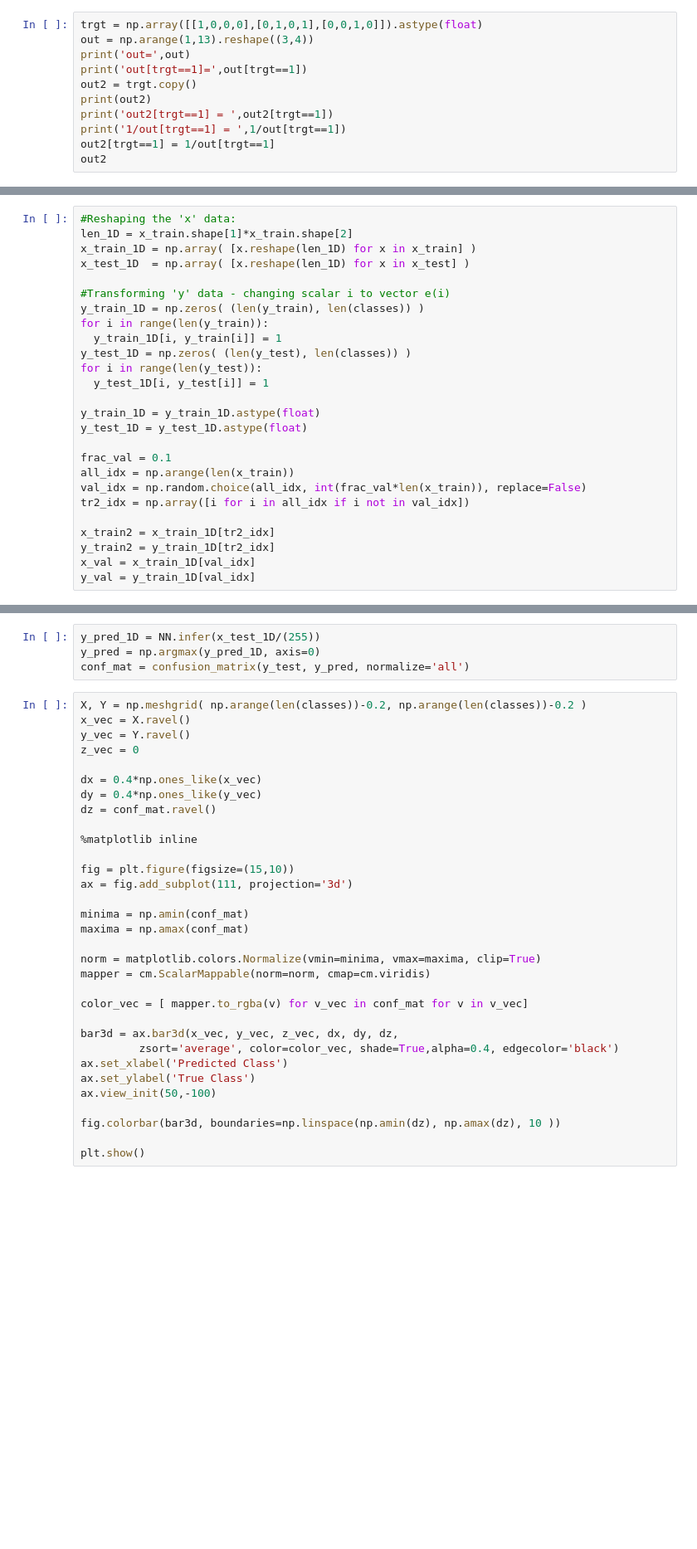
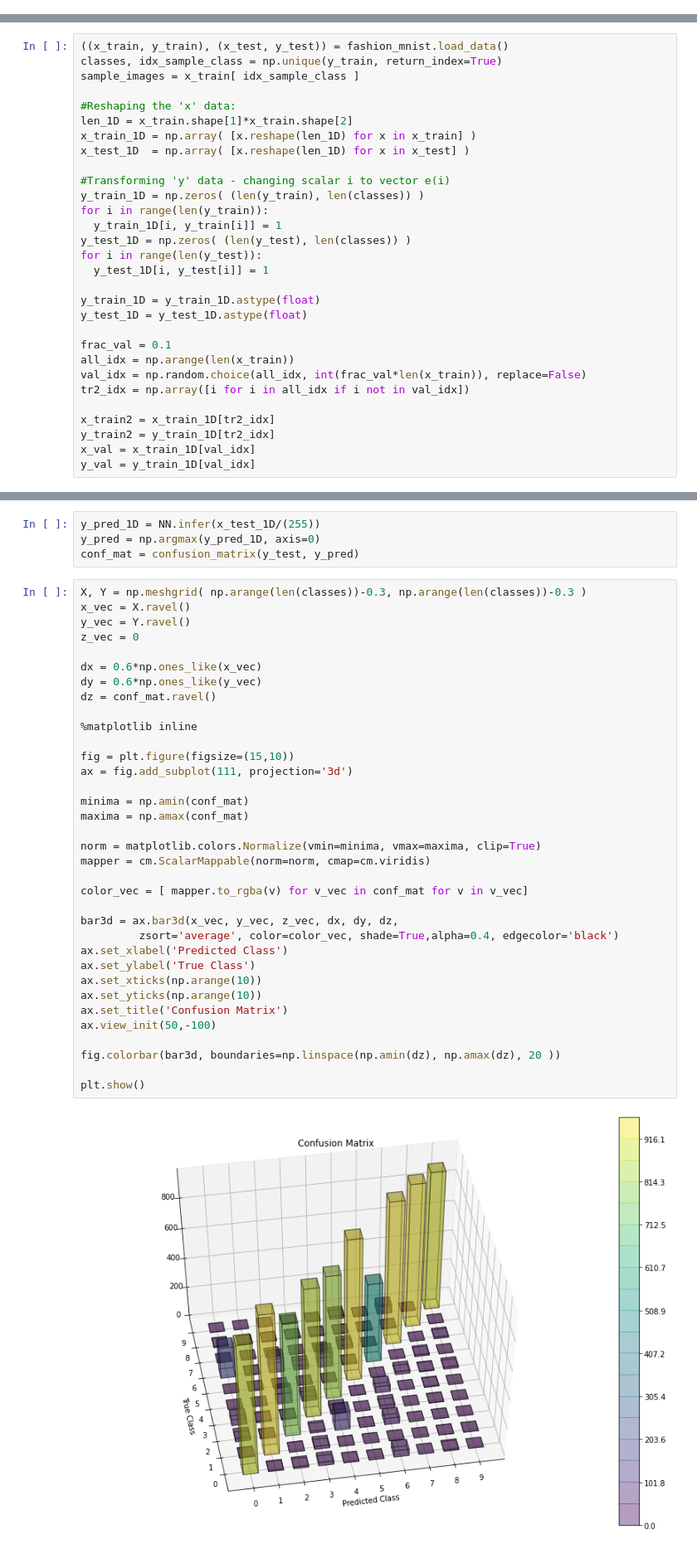
Before and after one commit to vasid99/cs6910-dl, a Jupyter notebook: Assignment01/Assignment01.ipynb, the cells around one changed output, grey strips where cells are left out. Shown at 83% size. Cells and saved outputs as stored; diff of their text form; blank space fills up the shorter version.

Commit message:
added 3 best runs of Fashion-MNIST on MNIST (Q10) and reorganized blocks

```diff
--- a/Assignment01/Assignment01.ipynb
+++ b/Assignment01/Assignment01.ipynb
@@ -35,12 +28 @@ for i in range(len(idx_sample_class)) ] })'''
-# %%
-trgt = np.array([[1,0,0,0],[0,1,0,1],[0,0,1,0]]).astype(float)
-out = np.arange(1,13).reshape((3,4))
-print('out=',out)
-print('out[trgt==1]=',out[trgt==1])
-out2 = trgt.copy()
-print(out2)
-print('out2[trgt==1] = ',out2[trgt==1])
-print('1/out[trgt==1] = ',1/out[trgt==1])
-out2[trgt==1] = 1/out[trgt==1]
-out2
 # %% [markdown]
@@ -500,4 +482,8 @@ class neuralNetwork:
 # %%
+((x_train, y_train), (x_test, y_test)) = fashion_mnist.load_data()
+classes, idx_sample_class = np.unique(y_train, return_index=True)
+sample_images = x_train[ idx_sample_class ]
+
 #Reshaping the 'x' data:
 len_1D = x_train.shape[1]*x_train.shape[2]
 x_train_1D = np.array( [x.reshape(len_1D) for x in x_train] )
@@ -716,36 +655,41 @@ NN.train(x_train_1D/(255), y_train_1D, x_test_1D/(255), y_test_1D)
 # %%
 y_pred_1D = NN.infer(x_test_1D/(255))
 y_pred = np.argmax(y_pred_1D, axis=0)
-conf_mat = confusion_matrix(y_test, y_pred, normalize='all')
+conf_mat = confusion_matrix(y_test, y_pred)
 # %%
-X, Y = np.meshgrid( np.arange(len(classes))-0.2, np.arange(len(classes))-0.2 )
+X, Y = np.meshgrid( np.arange(len(classes))-0.3, np.arange(len(classes))-0.3 )
 x_vec = X.ravel()
 y_vec = Y.ravel()
 z_vec = 0
 
-dx = 0.4*np.ones_like(x_vec)
-dy = 0.4*np.ones_like(y_vec)
+dx = 0.6*np.ones_like(x_vec)
+dy = 0.6*np.ones_like(y_vec)
 dz = conf_mat.ravel()
 
 %matplotlib inline
 
 fig = plt.figure(figsize=(15,10))
 ax = fig.add_subplot(111, projection='3d')
 
 minima = np.amin(conf_mat)
 maxima = np.amax(conf_mat)
 
 norm = matplotlib.colors.Normalize(vmin=minima, vmax=maxima, clip=True)
 mapper = cm.ScalarMappable(norm=norm, cmap=cm.viridis)
 
 color_vec = [ mapper.to_rgba(v) for v_vec in conf_mat for v in v_vec]
 
 bar3d = ax.bar3d(x_vec, y_vec, z_vec, dx, dy, dz,
          zsort='average', color=color_vec, shade=True,alpha=0.4, edgecolor='black')
 ax.set_xlabel('Predicted Class')
 ax.set_ylabel('True Class')
+ax.set_xticks(np.arange(10))
+ax.set_yticks(np.arange(10))
+ax.set_title('Confusion Matrix')
 ax.view_init(50,-100)
 
-fig.colorbar(bar3d, boundaries=np.linspace(np.amin(dz), np.amax(dz), 10 ))
+fig.colorbar(bar3d, boundaries=np.linspace(np.amin(dz), np.amax(dz), 20 ))
 
 plt.show()
+# %% [output]
+[figure, added]
```
Also changed, not shown: parts of 22 cells of this notebook.
